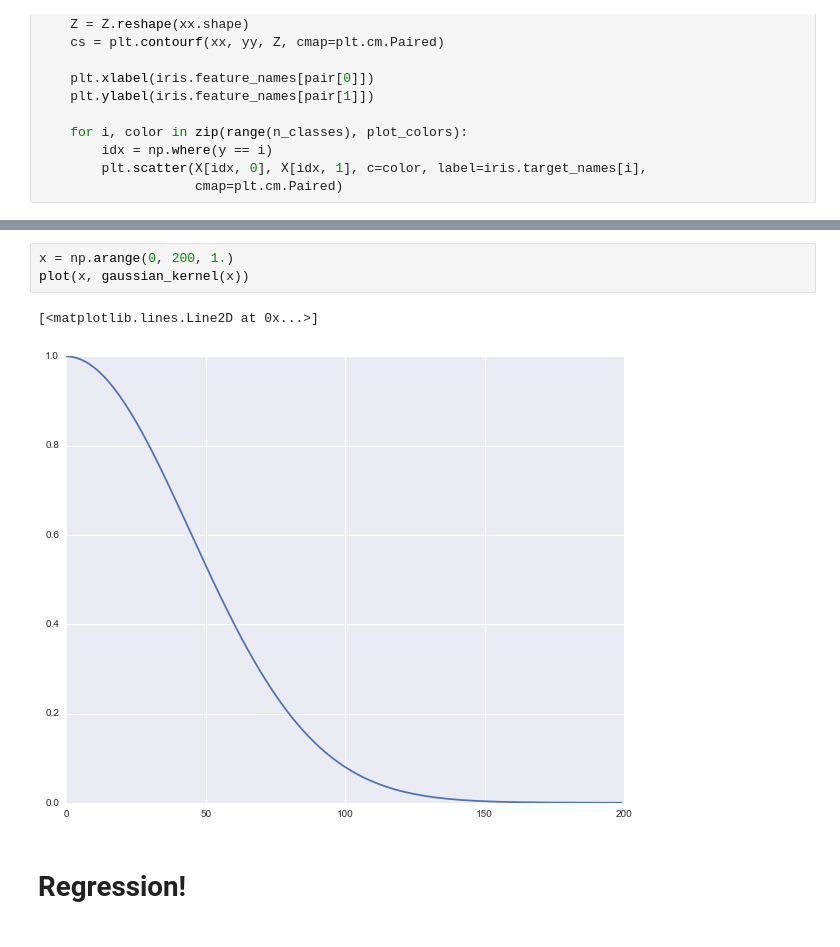
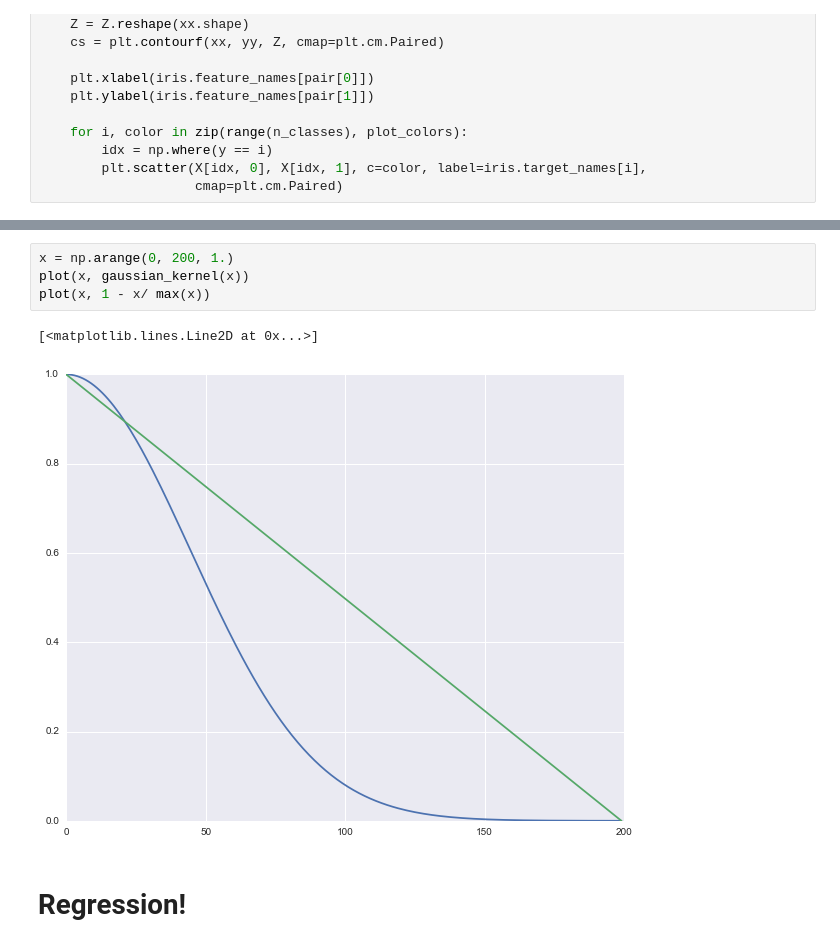
Before and after one commit to SlinkoIgor/express_ml, a Jupyter notebook: lesson3/kNN.ipynb, the cells around one changed output, grey strips where cells are left out. Cells and saved outputs as stored; diff of their text form.

```diff
--- a/lesson3/kNN.ipynb
+++ b/lesson3/kNN.ipynb
@@ -127,9 +129,10 @@ _ = interact(plot_one,
 # %%
 x = np.arange(0, 200, 1.)
 plot(x, gaussian_kernel(x))
+plot(x, 1 - x/ max(x))
 # %% [output]
 [<matplotlib.lines.Line2D at 0x...>]
-[figure, old version]
+[figure, new version]
 # %% [markdown]
 # Regression!
 # %%
```
Also changed, not shown: parts of 4 cells of this notebook, 2 other files.
